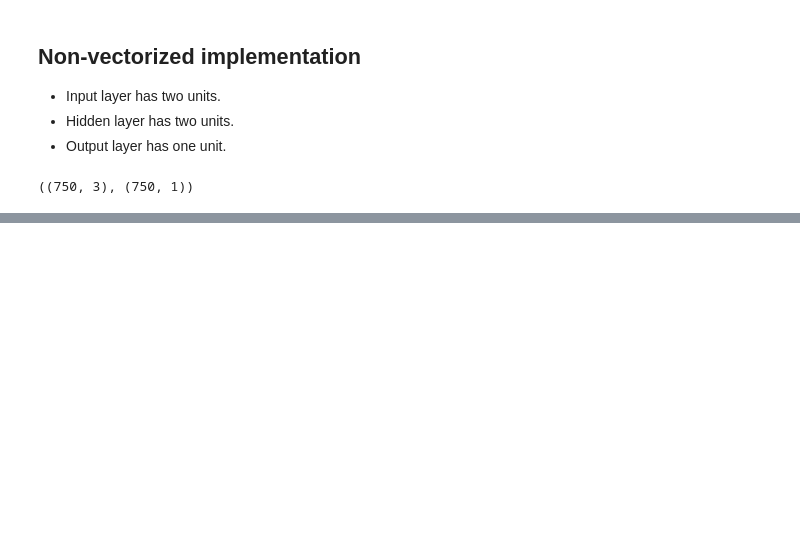
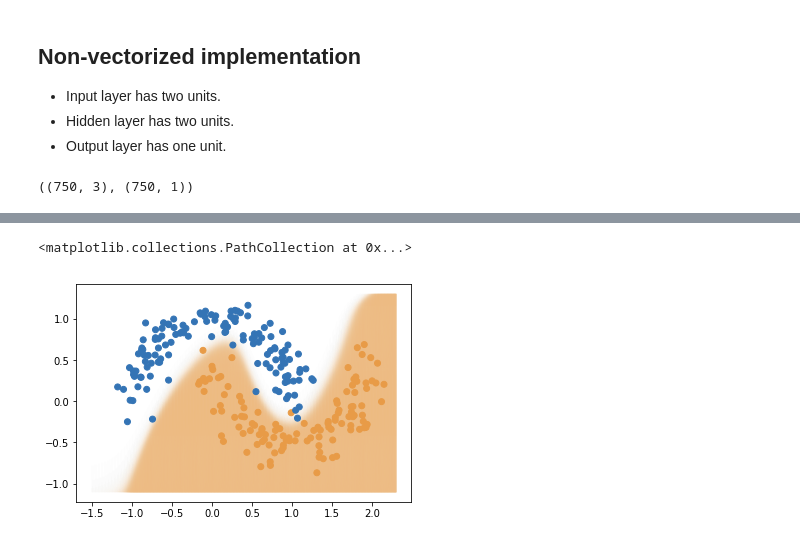
Before and after one commit to emilyhorsman/machine-learning, a Jupyter notebook: Neural Network.ipynb, the cells around one changed output, grey strips where cells are left out. Drawn from its saved outputs; the diff is of its cells as text; code cells hidden in the pictures; blank space fills up the shorter version.

```diff
--- a/Neural Network.ipynb
+++ b/Neural Network.ipynb
@@ -112,15 +112,25 @@ cost = 0.0089644420283 accuracy = 1.0
 # %%
-xbg, ybg, cbg = [], [], []
-for x_ in np.linspace(-1.5, 2.3, num=300):
+xbg, ybg, cbg, sbg = [], [], [], []
+for x_ in np.linspace(-1.5, 2.3, num=400):
     for y_ in np.linspace(-1.1, 1.3, num=200):
         sample = np.atleast_2d(np.array([ x_, y_, x_ * y_ ])).T
         x = add_bias(sample)
         hidden_1_output = add_bias(a(hidden_1_weights, x))
         hidden_2_output = add_bias(a(hidden_2_weights, hidden_1_output))
         output_output = a(output_weights, hidden_2_output)
         xbg.append(x_)
         ybg.append(y_)
-        cbg.append(output_output[0][0])
+        cbg.append((237 / 255., 187 / 255., 129 / 255., output_output[0][0]))
+        sbg.append(1)
 
-plt.scatter(xbg, ybg, cbg)
-plt.scatter(x_test[:,0], x_test[:,1], c=y_test[:,0])
+
+def to_c(y):
+    a = (232 / 255., 155 / 255., 71 / 255.)
+    b = (52 / 255., 116 / 255., 181 / 255.)
+    return [ a if y_ == 1 else b for y_ in y ]
+
+plt.scatter(xbg, ybg, c=cbg, s=sbg, marker='.')
+plt.scatter(x_test[:,0], x_test[:,1], c=to_c(y_test[:,0]))
+# %% [output]
+<matplotlib.collections.PathCollection at 0x...>
+[figure, added]
```
Also changed, not shown: parts of 2 cells of this notebook.
